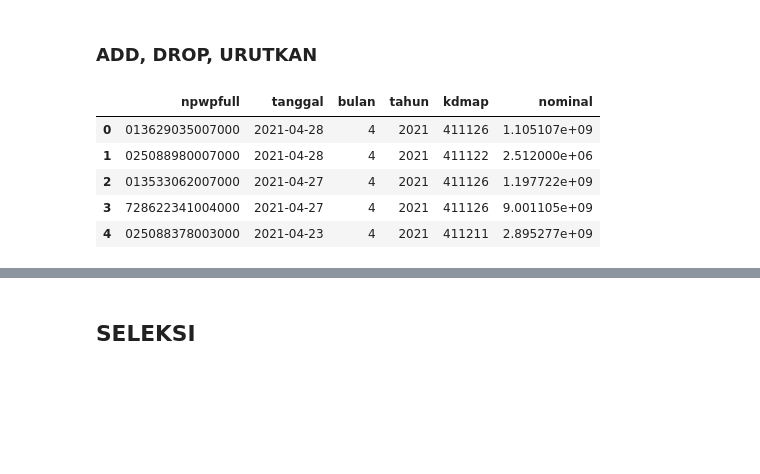
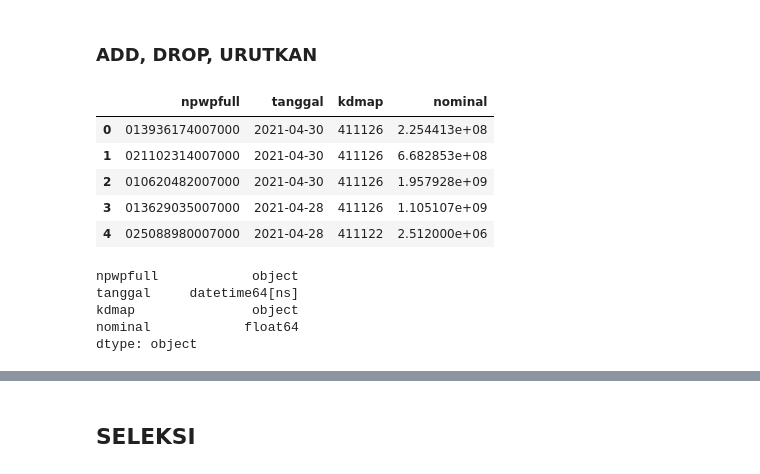
Before and after one commit to Gengsu07/MPNInfo_Notebook, a Jupyter notebook: SPMKP.ipynb, the cells around one changed output, grey strips where cells are left out. Drawn from its saved outputs; the diff is of its cells as text; code cells hidden in the pictures; blank space fills up the shorter version.

```diff
--- a/SPMKP.ipynb
+++ b/SPMKP.ipynb
@@ -38,13 +44,21 @@ spmkp.head()
 ### ADD, DROP, URUTKAN
 # %%
 spmkp['npwpfull']= spmkp.npwp + spmkp.kpp + spmkp.cabang
-spmkp = spmkp.drop(['id','admin','npwp','kpp','cabang'], axis=1)
-spmkp = spmkp[['npwpfull','tanggal','bulan','tahun','kdmap','nominal']]
+spmkp = spmkp.drop(['id','admin','npwp','kpp','cabang','bulan','tahun'], axis=1)
+spmkp = spmkp[['npwpfull','tanggal','kdmap','nominal']]
 spmkp.head()
 # %% [output]
-|  | npwpfull | tanggal | bulan | tahun | kdmap | nominal |
-| 0 | 013629035007000 | 2021-04-28 | 4 | 2021 | 411126 | 1.105107e+09 |
-| 1 | 025088980007000 | 2021-04-28 | 4 | 2021 | 411122 | 2.512000e+06 |
-| 2 | 013533062007000 | 2021-04-27 | 4 | 2021 | 411126 | 1.197722e+09 |
-| 3 | 728622341004000 | 2021-04-27 | 4 | 2021 | 411126 | 9.001105e+09 |
-| 4 | 025088378003000 | 2021-04-23 | 4 | 2021 | 411211 | 2.895277e+09 |
+|  | npwpfull | tanggal | kdmap | nominal |
+| 0 | 013936174007000 | 2021-04-30 | 411126 | 2.254413e+08 |
+| 1 | 021102314007000 | 2021-04-30 | 411126 | 6.682853e+08 |
+| 2 | 010620482007000 | 2021-04-30 | 411126 | 1.957928e+09 |
+| 3 | 013629035007000 | 2021-04-28 | 411126 | 1.105107e+09 |
+| 4 | 025088980007000 | 2021-04-28 | 411122 | 2.512000e+06 |
+# %%
+spmkp.dtypes
+# %% [output]
+npwpfull            object
+tanggal     datetime64[ns]
+kdmap               object
+nominal            float64
+dtype: object
```
Also changed, not shown: parts of 18 cells of this notebook.
